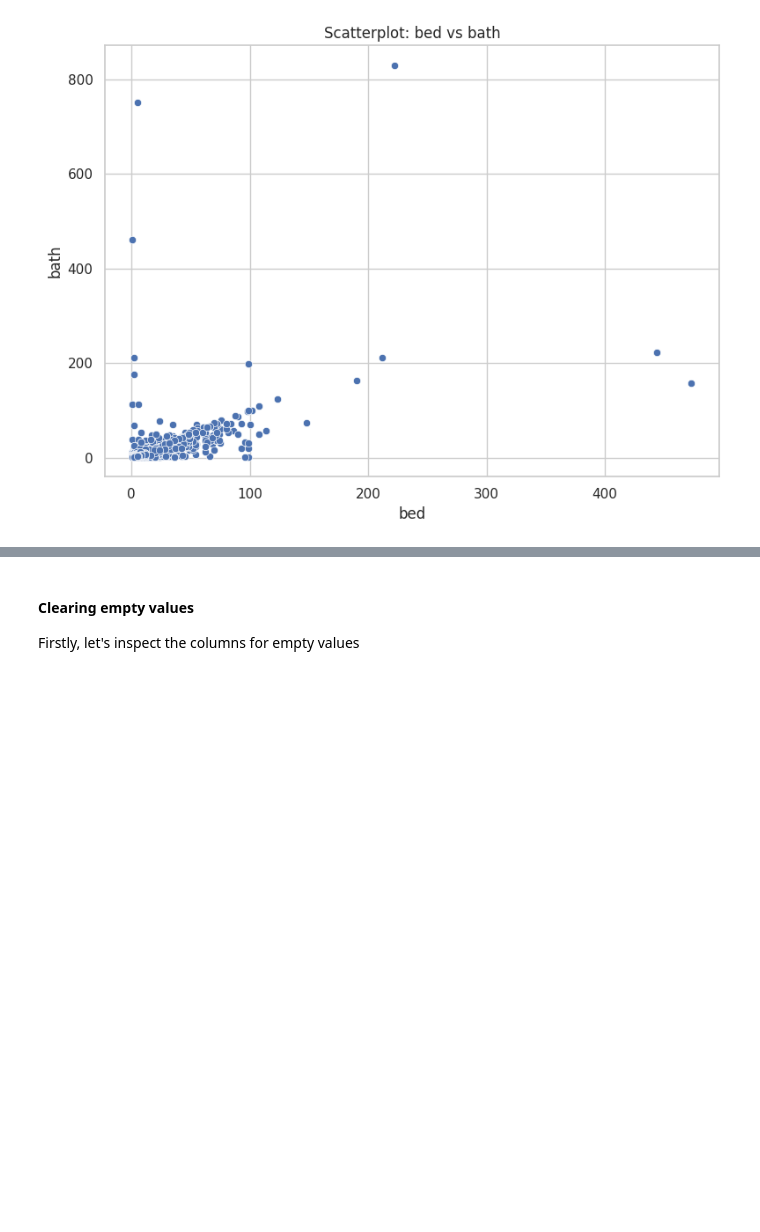
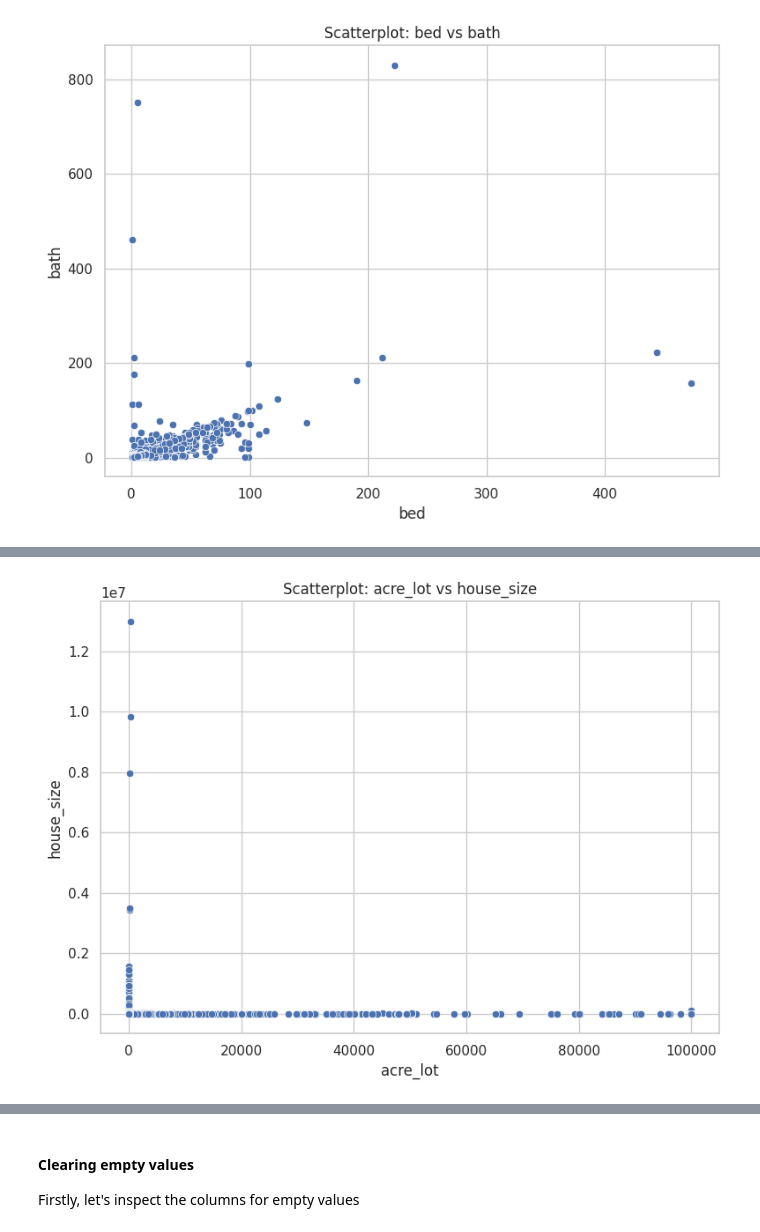
Before and after one commit to Deptage/data_mining_project, a Jupyter notebook: src/Data_Mining_Project.ipynb, the cells around one changed output, grey strips where cells are left out. Saved outputs shown, nothing was run; the diff lists cells and outputs as text; code cells hidden in the pictures; blank space fills up the shorter version.

```diff
--- a/src/Data_Mining_Project.ipynb
+++ b/src/Data_Mining_Project.ipynb
@@ -252,0 +266,4 @@ After looking at the histograms, we see, that some house_size values are extreme
+# %%
+plot_scatterplot(ured_filtered, 'acre_lot', 'house_size')
+# %% [output]
+[figure, added]
```
Also changed, not shown: parts of 13 cells of this notebook.
